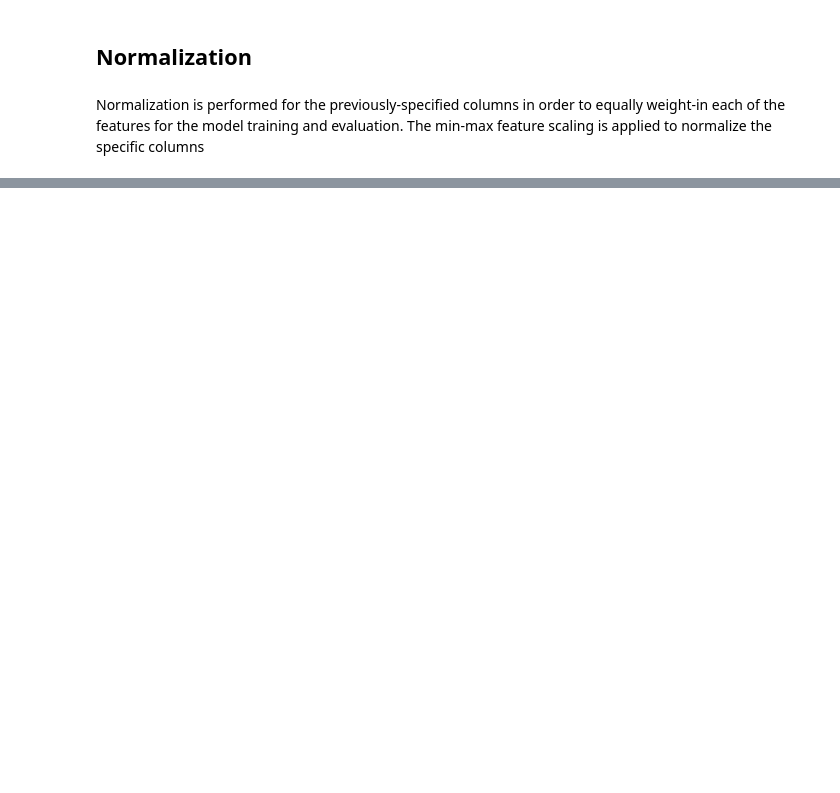
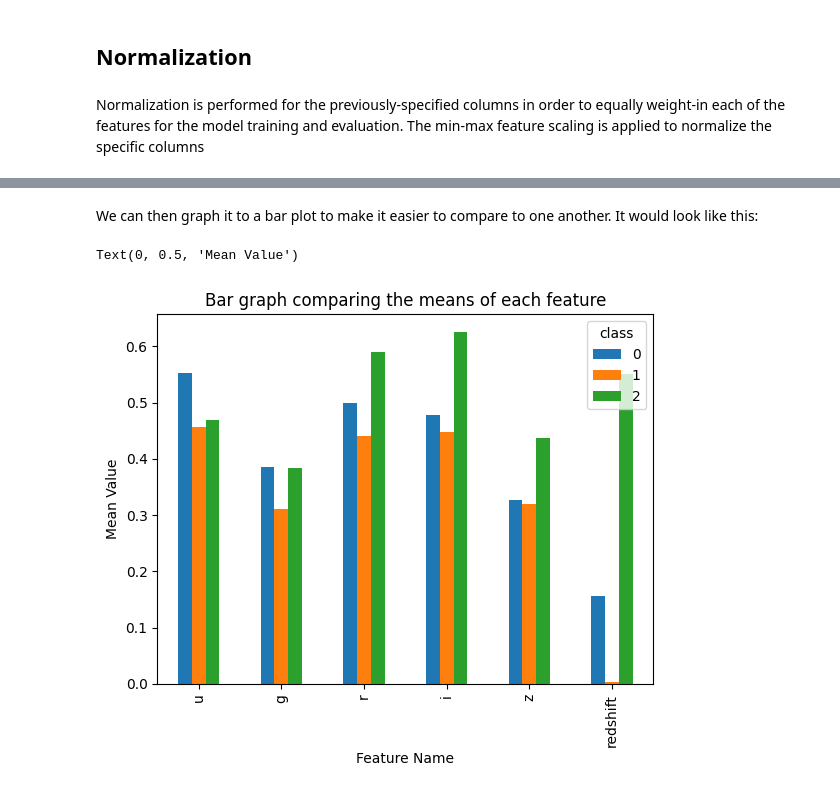
Before and after one commit to Anton1017/STINTSY-MP, a Jupyter notebook: STINTSY MP.ipynb, the cells around one changed output, grey strips where cells are left out. Saved outputs shown, nothing was run; the diff lists cells and outputs as text; code cells hidden in the pictures; blank space fills up the shorter version.

Commit message:
Added EDA (Means)

```diff
--- a/STINTSY MP.ipynb
+++ b/STINTSY MP.ipynb
@@ -184,0 +188,5 @@ See the caveats in the documentation: https://pandas.pydata.org/pandas-docs/stab
+# %%
+stars = stars.drop(['obj_ID'], axis=1)
+stars['obj_ID'] = np.arange(len(stars))
+stars.insert(0, 'obj_ID', stars.pop('obj_ID'))
+stars
@@ -210,0 +236,9 @@ See the caveats in the documentation: https://pandas.pydata.org/pandas-docs/stab
+# %%
+columns_to_use = ['obj_ID', 'u', 'g', 'r', 'i', 'z', 'redshift', 'class']
+
+labels = {'GALAXY':0,'STAR':1,'QSO':2}
+
+stars_df = stars[columns_to_use]
+stars_df['class'] = stars_df['class'].map(labels)
+
+stars_df.set_index('obj_ID')
@@ -210,0 +275,5 @@ See the caveats in the documentation: https://pandas.pydata.org/pandas-docs/stab
+# %%
+means_df = stars_df.groupby('class').mean()
+means_df = means_df[['u','g','r','i','z','redshift']].T
+
+means_df
@@ -210,0 +288,12 @@ See the caveats in the documentation: https://pandas.pydata.org/pandas-docs/stab
+# %% [markdown]
+We can then graph it to a bar plot to make it easier to compare to one another. It would look like this:
+# %%
+import matplotlib.pyplot as plt
+
+means_df.plot.bar()
+plt.title("Bar graph comparing the means of each feature")
+plt.xlabel("Feature Name")
+plt.ylabel("Mean Value")
+# %% [output]
+Text(0, 0.5, 'Mean Value')
+[figure, added]
```
Also changed, not shown: parts of 10 cells of this notebook.
